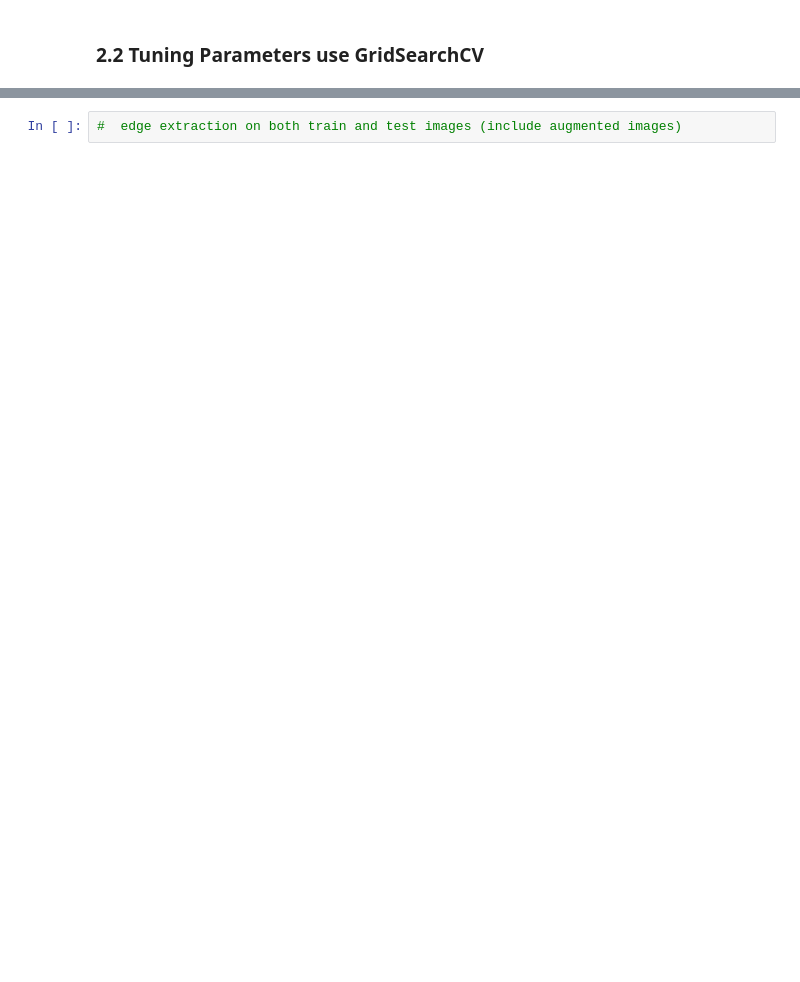
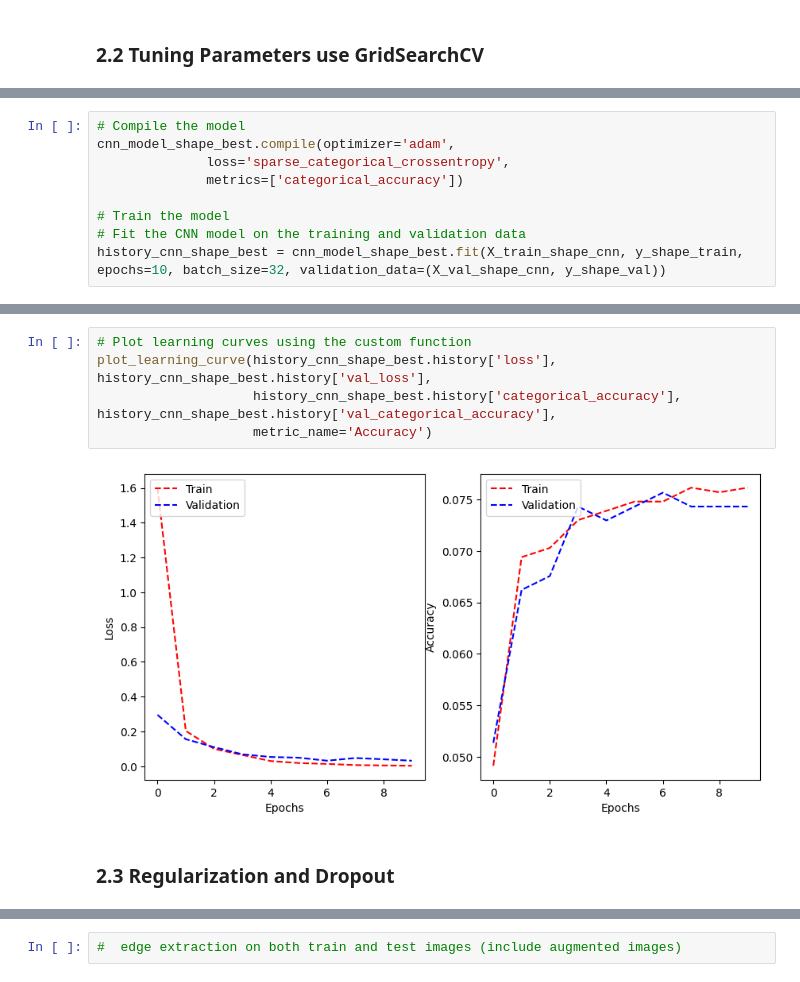
Before and after one commit to afrahhassan/afrahhassan, a Jupyter notebook: assignment2_susan.ipynb, the cells around one changed output, grey strips where cells are left out. Drawn from its saved outputs; the diff is of its cells as text; blank space fills up the shorter version.

```diff
--- a/assignment2_susan.ipynb
+++ b/assignment2_susan.ipynb
@@ -788,0 +1128,9 @@ Successfully installed h5py-3.11.0 keras-3.3.3 ml-dtypes-0.3.2 namex-0.0.8 optre
+# %%
+# Compile the model
+cnn_model_shape_best.compile(optimizer='adam',
+              loss='sparse_categorical_crossentropy',
+              metrics=['categorical_accuracy'])
+
+# Train the model
+# Fit the CNN model on the training and validation data
+history_cnn_shape_best = cnn_model_shape_best.fit(X_train_shape_cnn, y_shape_train, epochs=10, batch_size=32, validation_data=(X_val_shape_cnn, y_shape_val))
@@ -788,0 +1189,9 @@ Successfully installed h5py-3.11.0 keras-3.3.3 ml-dtypes-0.3.2 namex-0.0.8 optre
+# %%
+# Plot learning curves using the custom function
+plot_learning_curve(history_cnn_shape_best.history['loss'], history_cnn_shape_best.history['val_loss'],
+                    history_cnn_shape_best.history['categorical_accuracy'], history_cnn_shape_best.history['val_categorical_accuracy'],
+                    metric_name='Accuracy')
+# %% [output]
+[figure, added]
+# %% [markdown]
+### **2.3 Regularization and Dropout**
```
Also changed, not shown: parts of 72 cells of this notebook.
